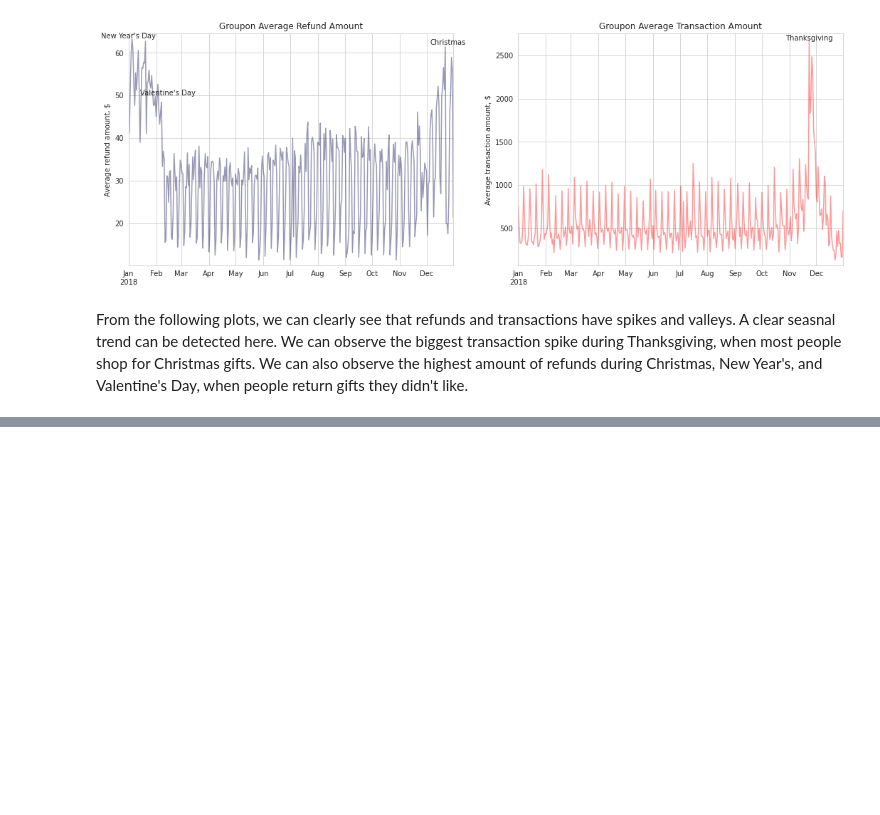
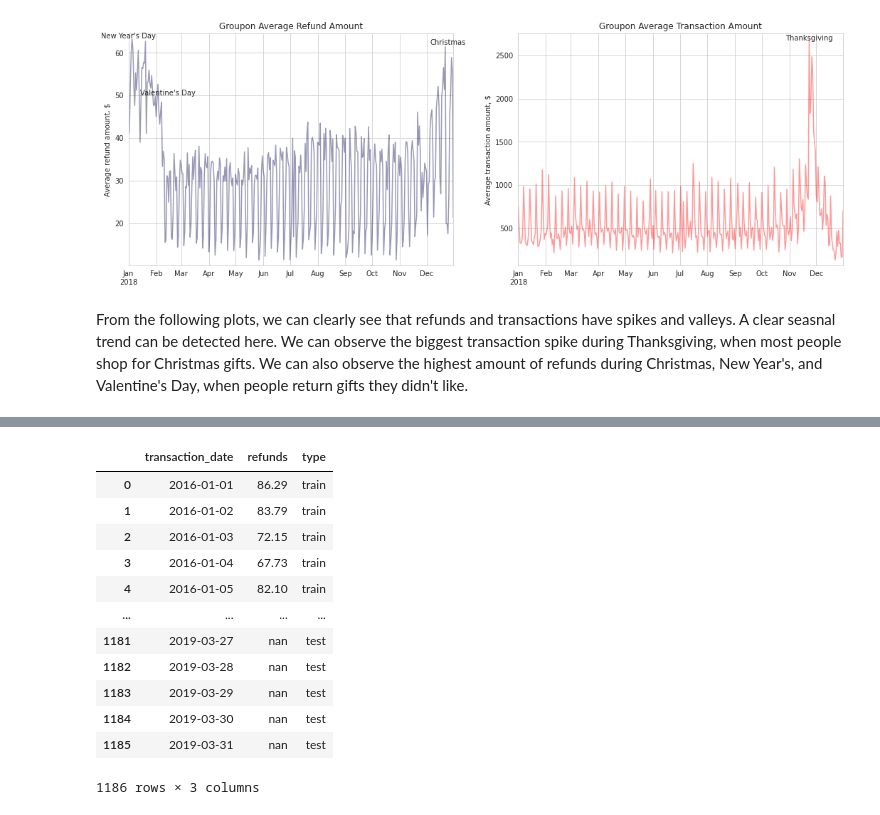
Before and after one commit to evgenia82/loyola-capstone-groupon, a Jupyter notebook: groupon_refunds_time_series.ipynb, the cells around one changed output, grey strips where cells are left out. Drawn from its saved outputs; the diff is of its cells as text; code cells hidden in the pictures; blank space fills up the shorter version.

```diff
--- a/groupon_refunds_time_series.ipynb
+++ b/groupon_refunds_time_series.ipynb
@@ -140,0 +168,17 @@ refunds_df.plot(figsize = (12,6))
+# %%
+new_dataset = pd.concat([train, pd.DataFrame({"transaction_date": test["transaction_date"], "type": "test"})])
+new_dataset
+# %% [output]
+|  | transaction_date | refunds | type |
+| 0 | 2016-01-01 | 86.29 | train |
+| 1 | 2016-01-02 | 83.79 | train |
+| 2 | 2016-01-03 | 72.15 | train |
+| 3 | 2016-01-04 | 67.73 | train |
+| 4 | 2016-01-05 | 82.10 | train |
+| ... | ... | ... | ... |
+| 1181 | 2019-03-27 | nan | test |
+| 1182 | 2019-03-28 | nan | test |
+| 1183 | 2019-03-29 | nan | test |
+| 1184 | 2019-03-30 | nan | test |
+| 1185 | 2019-03-31 | nan | test |
+1186 rows × 3 columns
```
Also changed, not shown: parts of 14 cells of this notebook.
